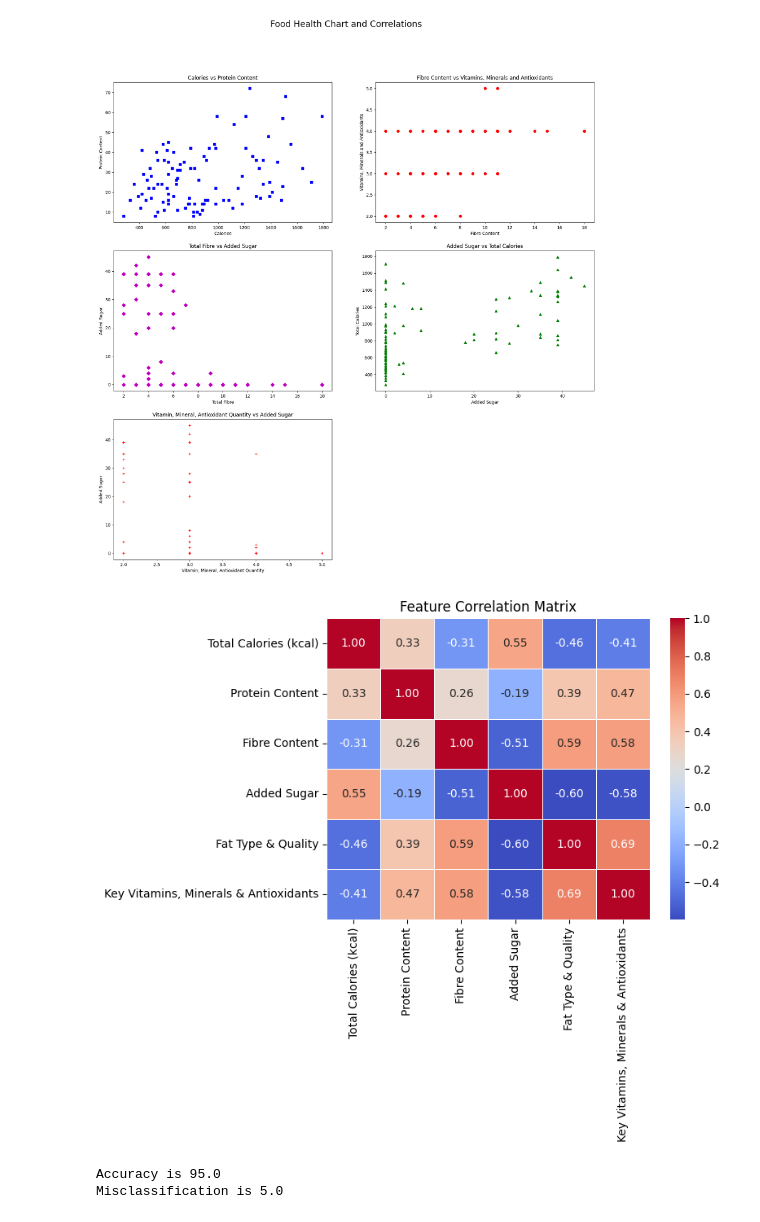
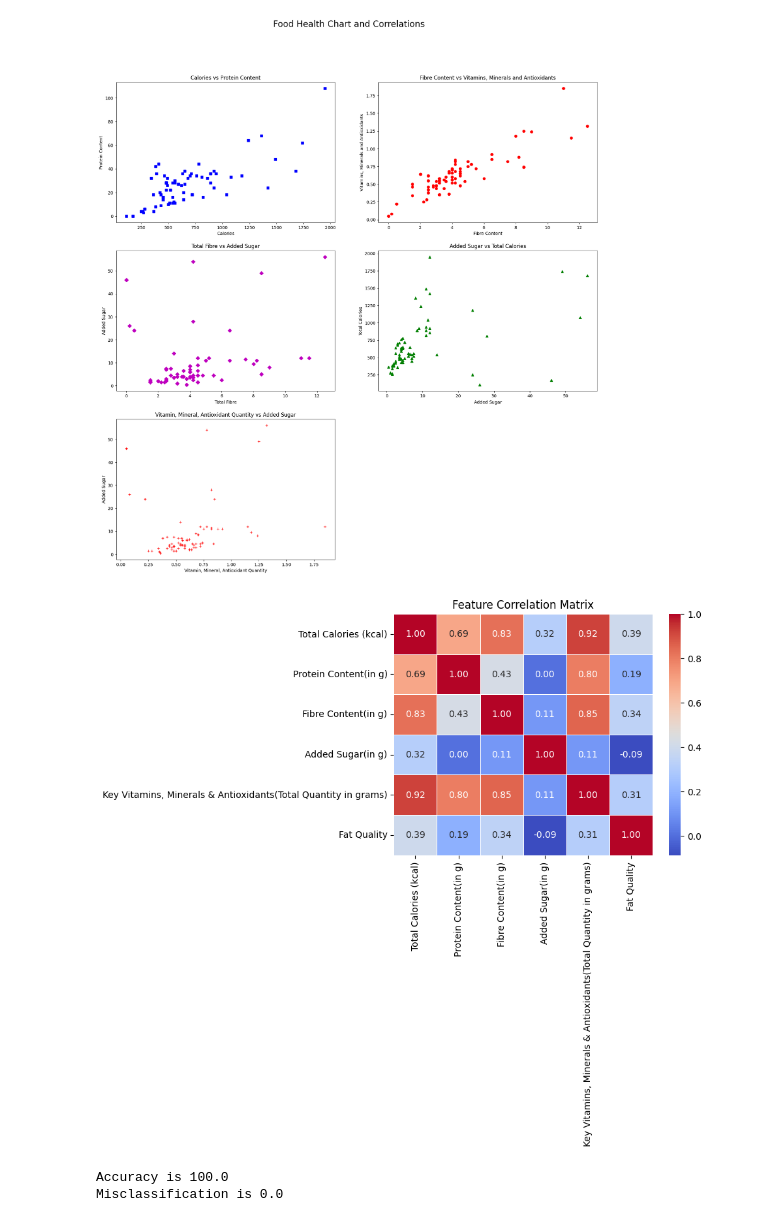
Before and after one commit to Adityapandey3112/health_index_ai, a Jupyter notebook: Untitled6.ipynb, the cells around one changed output. Saved outputs shown, nothing was run; the diff lists cells and outputs as text; code cells hidden in the pictures.

```diff
--- a/Untitled6.ipynb
+++ b/Untitled6.ipynb
@@ -6,15 +6,18 @@ import numpy as np
 import matplotlib.pyplot as plt
 import pandas as pd
 dataset = pd.read_csv('food1.csv')
+#Data Preprocessing
+dataset = dataset[dataset["Dish Eaten"] != "Nothing"]
 dataset = dataset.replace(to_replace = 'n/a', value = np.nan)
 dataset = dataset.ffill()
-x = dataset.iloc[:, 2:8]
+x = dataset.iloc[:, 5:11]
 y = dataset.iloc[:, -1].map({'Healthy': 1, 'Unhealthy': 0})
+#Data Visualisation
 a = dataset['Total Calories (kcal)'].values
-b = dataset['Protein Content'].values
-c = dataset['Fibre Content'].values
-d = dataset['Added Sugar'].values
-e = dataset['Key Vitamins, Minerals & Antioxidants'].values
+b = dataset['Protein Content(in g)'].values
+c = dataset['Fibre Content(in g)'].values
+d = dataset['Added Sugar(in g)'].values
+e = dataset['Key Vitamins, Minerals & Antioxidants(Total Quantity in grams)'].values
 fig = plt.figure(figsize =(20, 20))
 plt.suptitle('Food Health Chart and Correlations', fontsize=20)
 sub1 = plt.subplot(3, 2, 1)
@@ -45,44 +48,44 @@ sub5.set_ylabel('Added Sugar')
 plt.show()
 print('\n\n\n\n')
 import seaborn as sns
-corr = dataset.iloc[:, 2:8].corr()
+corr = dataset.iloc[:, 5:11].corr()
 sns.heatmap(corr, annot = True, cmap='coolwarm', fmt=".2f", linewidths=0.5)
 plt.title("Feature Correlation Matrix")
 plt.show()
 print('\n\n\n\n')
 
-
+#Machine Learning Part
 from sklearn.preprocessing import StandardScaler
 sc = StandardScaler()
 X = sc.fit_transform(x)
 from sklearn.model_selection import train_test_split
 X_train, X_test, y_train, y_test = train_test_split(X, y, test_size = 0.2, random_state = 21)
 from sklearn.ensemble import RandomForestClassifier
 classifier = RandomForestClassifier(n_estimators = 10, criterion = 'gini', random_state = 21)
 classifier.fit(X_train, y_train)
 y_pred = classifier.predict(X_test)
 from sklearn.metrics import accuracy_score, confusion_matrix, ConfusionMatrixDisplay, classification_report
 acc = accuracy_score(y_test, y_pred)
 print('\n\n\n\n')
 print(f"Accuracy is {round(acc*100, 2)}")
 print(f"Misclassification is {round((1-acc)*100, 2)}")
 cm = confusion_matrix(y_test, y_pred)
 import matplotlib.pyplot as plt
 disp = ConfusionMatrixDisplay(confusion_matrix = cm, display_labels = y_test.unique())
 disp.plot(cmap = plt.cm.Blues)
 plt.title("Food Health Index")
 plt.show()
 
 print('\n\n\n\n')
 print('Classififation Report')
 print(classification_report(y_test, y_pred))
 print('\n\n\n\n')
 import statsmodels.api as sm
 X_train_sm = sm.add_constant(X_train)
 l_r = sm.OLS(y_train, X_train_sm).fit()
 print(l_r.summary())
 # %% [output]
-[figure, old version]
+[figure, new version]
-[figure, old version]
+[figure, new version]
-Accuracy is 95.0
-Misclassification is 5.0
+Accuracy is 100.0
+Misclassification is 0.0
```
Also changed, not shown: parts of 1 cell of this notebook.
